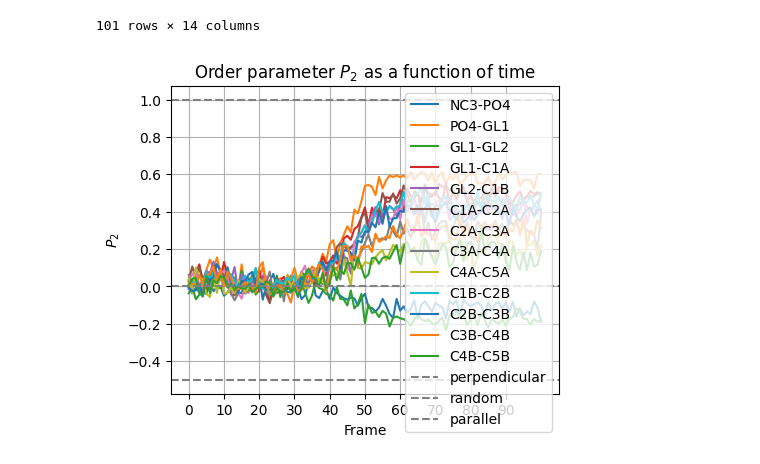
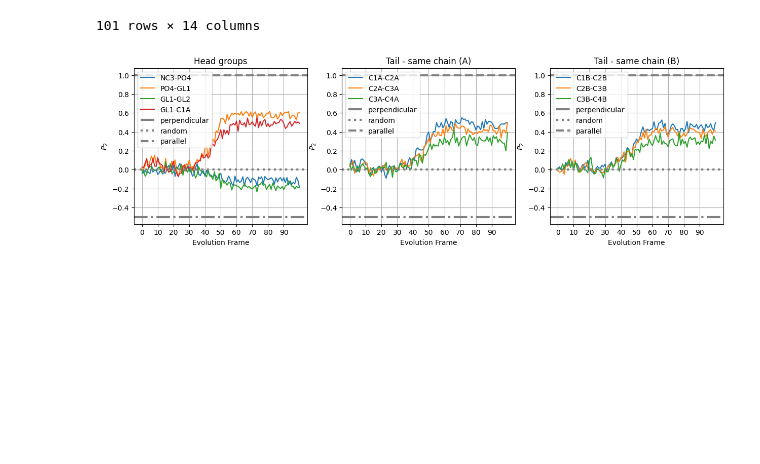
Before and after one commit to miriamzara/Biological_Datasets, a Jupyter notebook: Versuch13/analysis.ipynb, the cells around one changed output. Drawn from its saved outputs; the diff is of its cells as text; code cells hidden in the pictures; blank space fills up the shorter version.

```diff
--- a/Versuch13/analysis.ipynb
+++ b/Versuch13/analysis.ipynb
@@ -179,26 +178,61 @@ df
 | 100 | 100 | -0.191 | 0.602 | -0.180 | 0.492 | 0.401 | 0.494 | 0.499 | 0.392 | 0.221 | 0.499 | ... |
 101 rows × 14 columns
 # %%
-fig, ax = plt.subplots(figsize = (5,4))
+fig, axs = plt.subplots(nrows = 1, ncols = 3, figsize = (15,4))
 
-cols_to_plot = ["NC3-PO4", "PO4-GL1", ]
 
-for col in df.columns[1:]:
+ax = axs[0]
+cols_to_plot = ["NC3-PO4", "PO4-GL1", "GL1-GL2", "GL1-C1A"]
+for col in cols_to_plot:
     ax.plot(df["Frame"], df[col], label=col)
-
 ax.set_xticks(np.arange(0, 100, 10))
 ax.set_xticklabels(np.arange(0, 100, 10))
-ax.set_xlabel("Frame")
+ax.set_xlabel("Evolution Frame")
 ax.set_ylabel(r"$P_2$")
-ax.set_title(r"Order parameter $P_2$ as a function of time")
+ax.set_title(r"Head groups")
+ax.axhline(y = -0.5, color = "grey", ls = "-.", lw = 3, label = "perpendicular")
+ax.axhline(y = +0, color = "grey", ls = ":", lw = 3, label = "random")
+ax.axhline(y = +1, color = "grey", ls = "--", lw = 3, label = "parallel")
+ax.legend()
+ax.grid()
 
 
-ax.axhline(y = -0.5, color = "grey", ls = "--", label = "perpendicular")
-ax.axhline(y = +0, color = "grey", ls = "--", label = "random")
-ax.axhline(y = +1, color = "grey", ls = "--", label = "parallel")
 
+ax = axs[1]
+cols_to_plot = ["C1A-C2A", "C2A-C3A", "C3A-C4A"]
+for col in cols_to_plot:
+    ax.plot(df["Frame"], df[col], label=col)
+ax.set_xticks(np.arange(0, 100, 10))
+ax.set_xticklabels(np.arange(0, 100, 10))
+ax.set_xlabel("Evolution Frame")
+ax.set_ylabel(r"$P_2$")
+ax.set_title(r"Tail - same chain (A)")
+ax.axhline(y = -0.5, color = "grey", ls = "-.", lw = 3, label = "perpendicular")
+ax.axhline(y = +0, color = "grey", ls = ":", lw = 3, label = "random")
+ax.axhline(y = +1, color = "grey", ls = "--", lw = 3, label = "parallel")
 ax.legend()
 ax.grid()
+
+
+
+
+
+ax = axs[2]
+cols_to_plot = ["C1B-C2B", "C2B-C3B", "C3B-C4B"]
+for col in cols_to_plot:
+    ax.plot(df["Frame"], df[col], label=col)
+ax.set_xticks(np.arange(0, 100, 10))
+ax.set_xticklabels(np.arange(0, 100, 10))
+ax.set_xlabel("Evolution Frame")
+ax.set_ylabel(r"$P_2$")
+ax.set_title(r"Tail - same chain (B)")
+ax.axhline(y = -0.5, color = "grey", ls = "-.", lw = 3, label = "perpendicular")
+ax.axhline(y = +0, color = "grey", ls = ":", lw = 3, label = "random")
+ax.axhline(y = +1, color = "grey", ls = "--", lw = 3, label = "parallel")
+ax.legend()
+ax.grid()
+
+
 plt.show()
 # %% [output]
-[figure, old version]
+[figure, new version]
```
Also changed, not shown: parts of 3 cells of this notebook, 12 other files.
